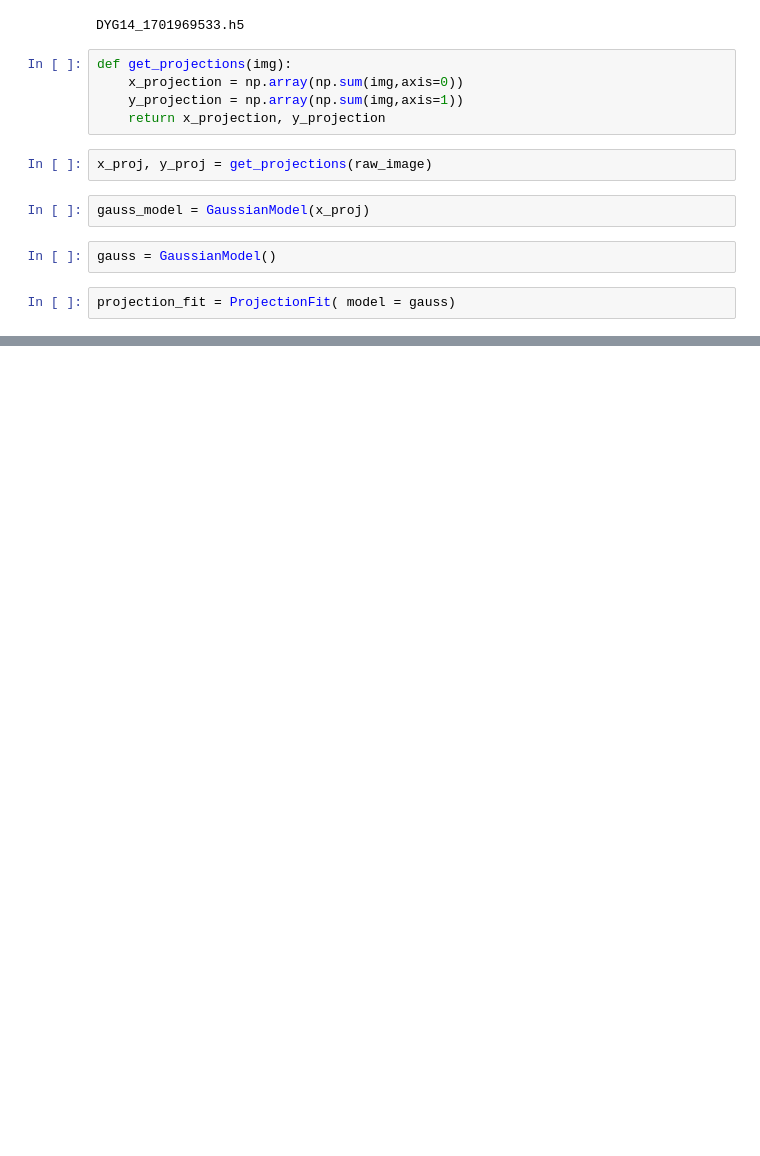
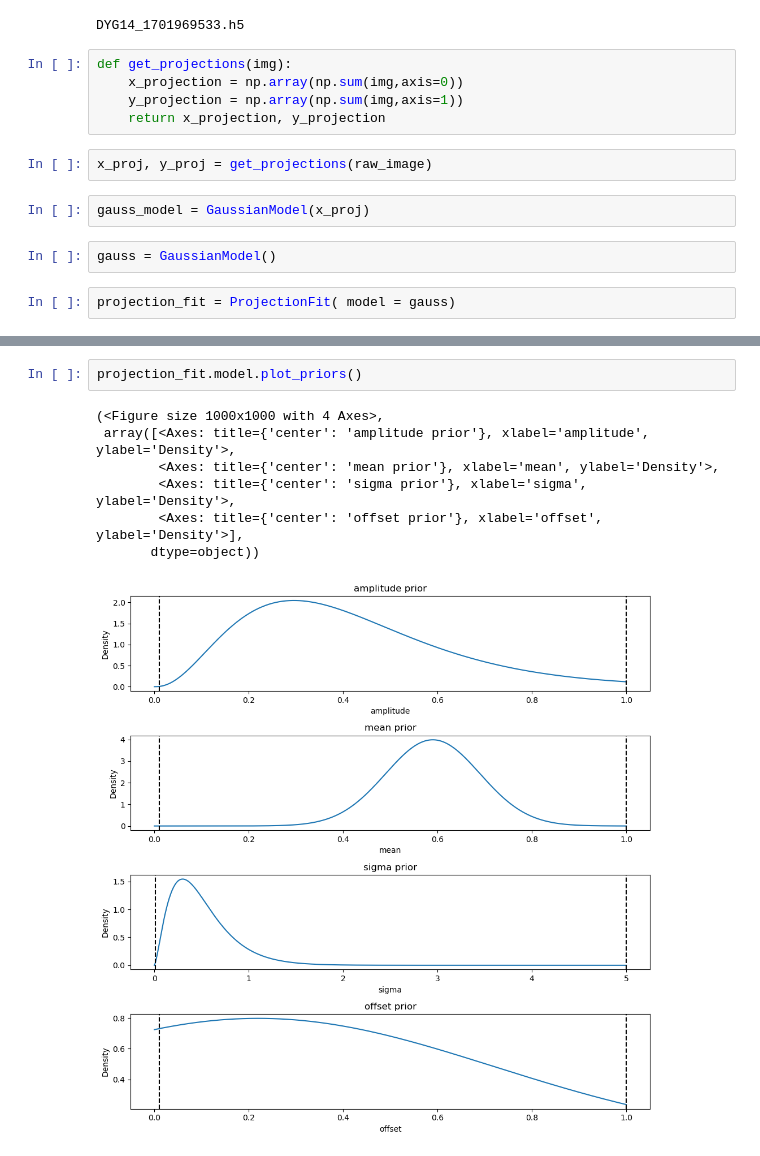
Before and after one commit to phys-cgarnier/bayesian_fitting_tools, a Jupyter notebook: projection_fit_test.ipynb, the cells around one changed output, grey strips where cells are left out. Saved outputs shown, nothing was run; the diff lists cells and outputs as text; blank space fills up the shorter version.

```diff
--- a/projection_fit_test.ipynb
+++ b/projection_fit_test.ipynb
@@ -52,0 +54,10 @@ projection_fit.fit_projection(y_proj)
+# %%
+projection_fit.model.plot_priors()
+# %% [output]
+(<Figure size 1000x1000 with 4 Axes>,
+ array([<Axes: title={'center': 'amplitude prior'}, xlabel='amplitude', ylabel='Density'>,
+        <Axes: title={'center': 'mean prior'}, xlabel='mean', ylabel='Density'>,
+        <Axes: title={'center': 'sigma prior'}, xlabel='sigma', ylabel='Density'>,
+        <Axes: title={'center': 'offset prior'}, xlabel='offset', ylabel='Density'>],
+       dtype=object))
+[figure, added]
```
Also changed, not shown: parts of 5 cells of this notebook, 6 other files.
